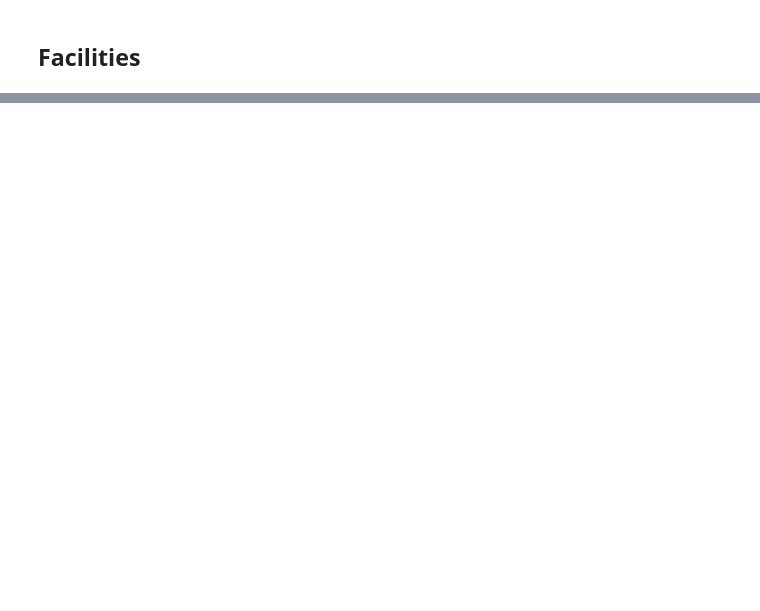
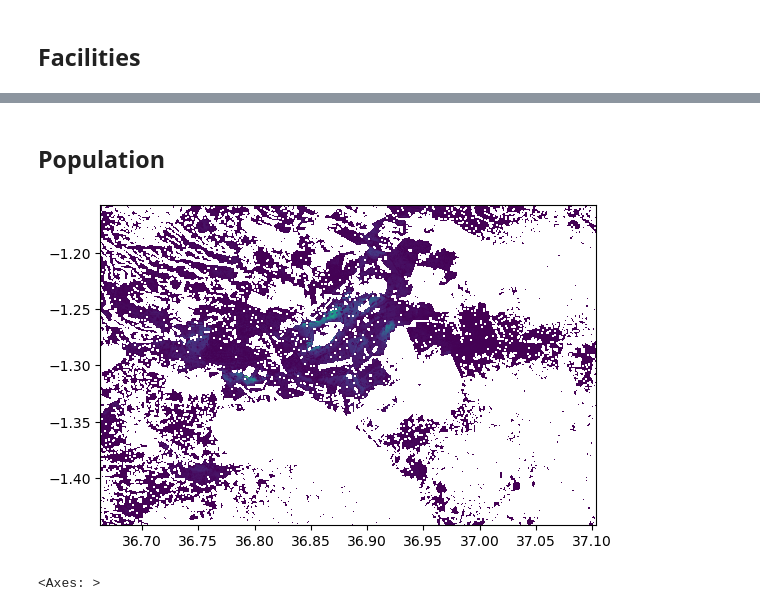
Before and after one commit to Boney-ux/healthcare-accessibility, a Jupyter notebook: notebooks/01_data_preparation.ipynb, the cells around one changed output, grey strips where cells are left out. Saved outputs shown, nothing was run; the diff lists cells and outputs as text; code cells hidden in the pictures; blank space fills up the shorter version.

```diff
--- a/notebooks/01_data_preparation.ipynb
+++ b/notebooks/01_data_preparation.ipynb
@@ -24,0 +143,9 @@ plt.savefig("../outputs/Nairobi.png", dpi=200)
+# %% [markdown]
+## Population
+# %%
+pop_path = "../data/raw/KEN_msk_pop_tif/New_nai_pop1.tif"
+population = rasterio.open(pop_path)
+show(population)
+# %% [output]
+[figure, added]
+<Axes: >
```
Also changed, not shown: parts of 38 cells of this notebook, 5 other files.
